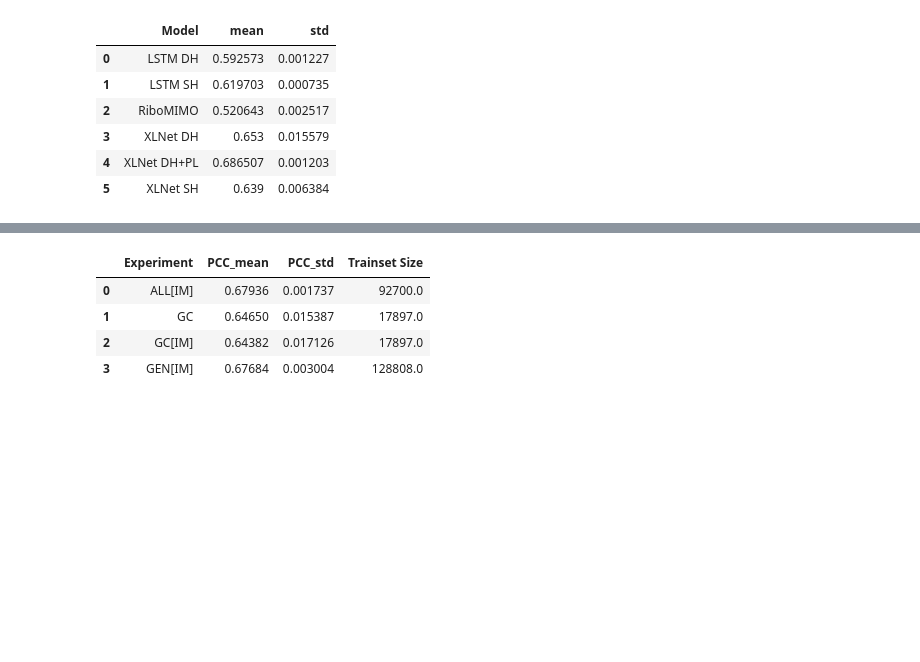
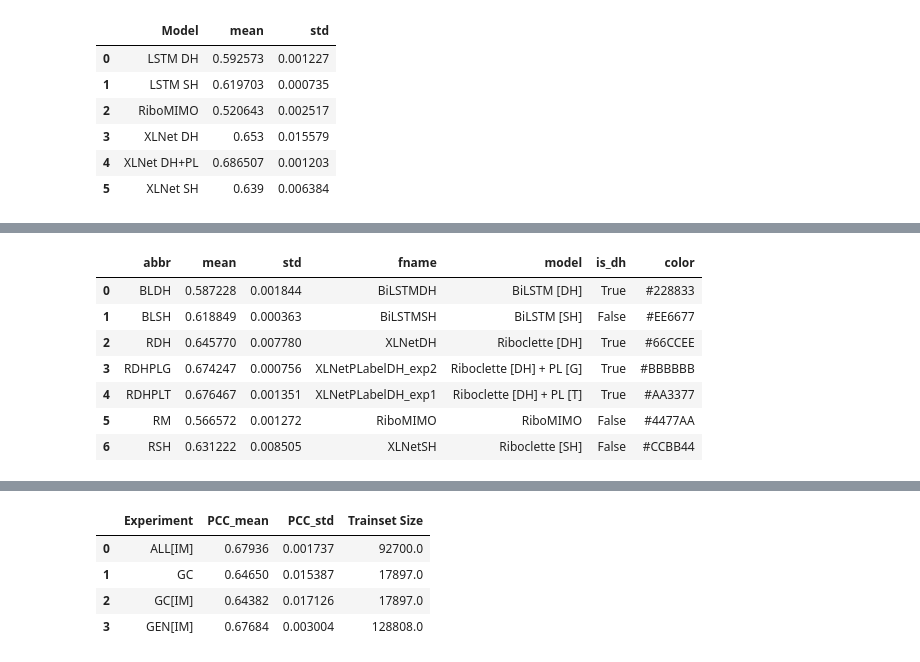
Before and after one commit to vam-sin/riboclette, a Jupyter notebook: downstream_analysis/performance.ipynb, the cells around one changed output, grey strips where cells are left out. Cells and saved outputs as stored; diff of their text form; code cells hidden in the pictures; blank space fills up the shorter version.

```diff
--- a/downstream_analysis/performance.ipynb
+++ b/downstream_analysis/performance.ipynb
@@ -11,0 +65,13 @@ import re
+# %%
+from abc import ABC, abstractmethod
+
+class Metric(ABC):
+    @abstractmethod
+    def compute(self, y_true, y_pred):
+        pass
+
+    def masked_compute(self, y_true, y_pred):
+        nan_mask = ~np.isnan(y_true)
+        y_true = y_true[nan_mask]
+        y_pred = y_pred[nan_mask]
+        return self.compute(y_true, y_pred)
@@ -169,0 +364,20 @@ os.environ['DYLD_LIBRARY_PATH']="/opt/homebrew/opt/cairo/lib"
+# %%
+(data
+        .groupby(['abbr', 'condition', 'seed'])
+        .cond_PCC
+        .mean()
+        .groupby(['abbr', 'seed'])
+        .mean()
+        .groupby('abbr')
+        .agg(['mean', 'std'])
+        .reset_index()
+        .merge(MODELS_PROP, on='abbr'))
+# %% [output]
+|  | abbr | mean | std | fname | model | is_dh | color |
+| 0 | BLDH | 0.587228 | 0.001844 | BiLSTMDH | BiLSTM [DH] | True | #228833 |
+| 1 | BLSH | 0.618849 | 0.000363 | BiLSTMSH | BiLSTM [SH] | False | #EE6677 |
+| 2 | RDH | 0.645770 | 0.007780 | XLNetDH | Riboclette [DH] | True | #66CCEE |
+| 3 | RDHPLG | 0.674247 | 0.000756 | XLNetPLabelDH_exp2 | Riboclette [DH] + PL [G] | True | #BBBBBB |
+| 4 | RDHPLT | 0.676467 | 0.001351 | XLNetPLabelDH_exp1 | Riboclette [DH] + PL [T] | True | #AA3377 |
+| 5 | RM | 0.566572 | 0.001272 | RiboMIMO | RiboMIMO | False | #4477AA |
+| 6 | RSH | 0.631222 | 0.008505 | XLNetSH | Riboclette [SH] | False | #CCBB44 |
```
Also changed, not shown: parts of 18 cells of this notebook.
